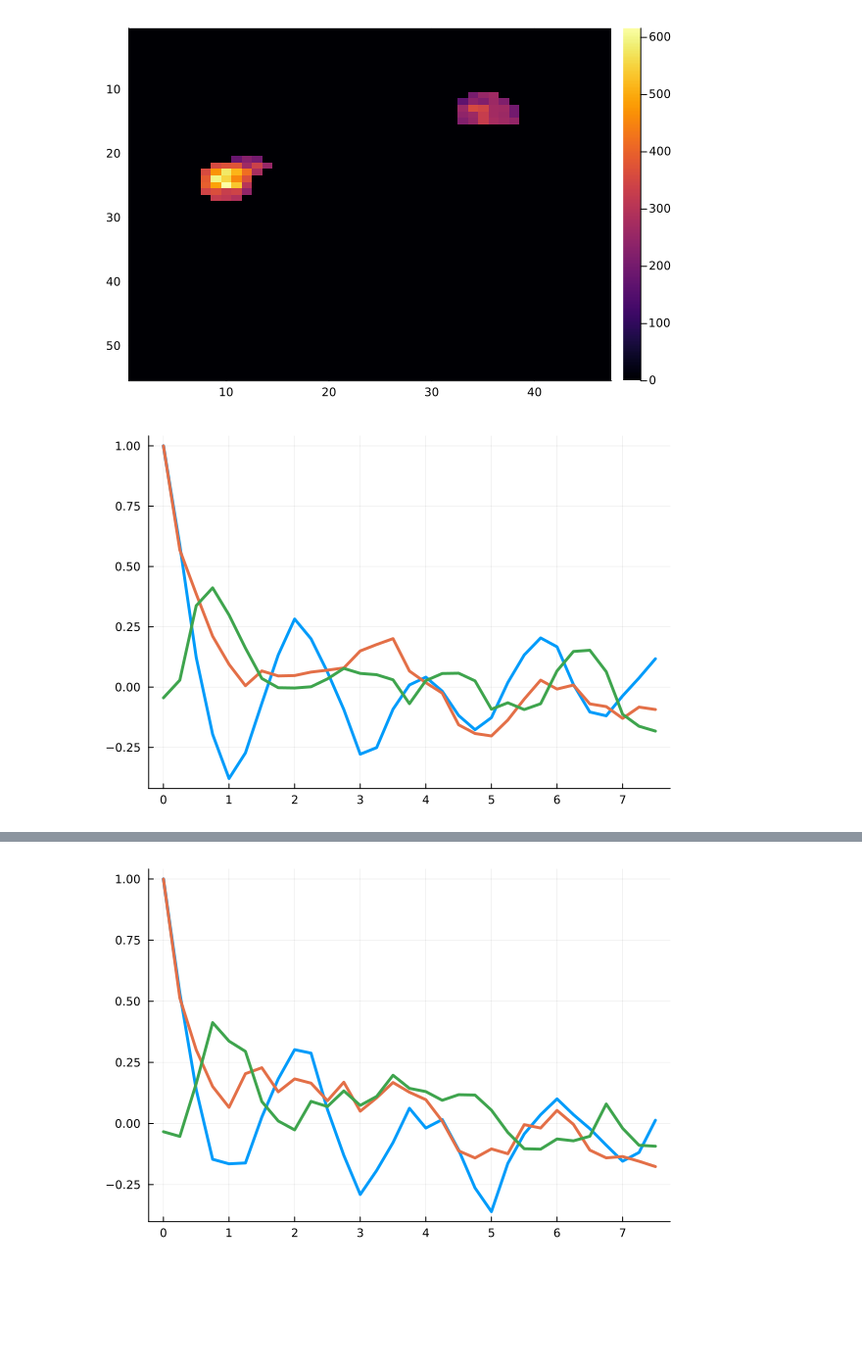
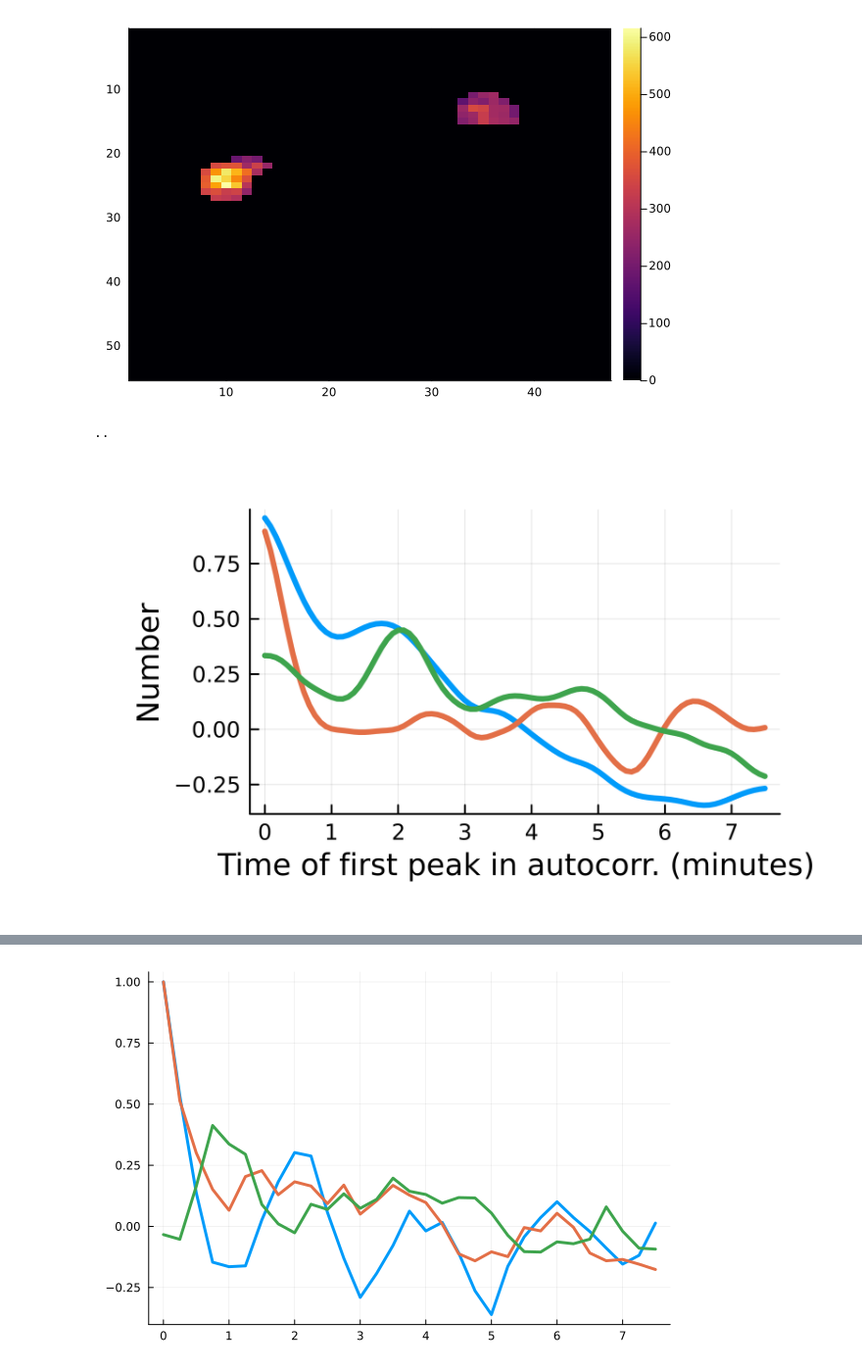
Before and after one commit to crockeraw/PolarityProject, a Jupyter notebook: proj/fig4-patchDynamics/notebooks/crosscorrelation-of-sites.ipynb, the cells around one changed output, grey strips where cells are left out. Shown at 98% size. Cells and saved outputs as stored; diff of their text form; code cells hidden in the pictures; blank space fills up the shorter version.

Commit message:
fixed red fcs data and corresponding figures

```diff
--- a/proj/fig4-patchDynamics/notebooks/crosscorrelation-of-sites.ipynb
+++ b/proj/fig4-patchDynamics/notebooks/crosscorrelation-of-sites.ipynb
@@ -305,28 +331,39 @@ heatmap(im_array[:,:,end] .* mask, yflip=true)
 # %%
 file = "../movies-Pak1-GFP/2024_07_08-PolProbeMovies/2patch/movie2-cell1.tif" # bad. polarizes at very end of movie.
 file = "../movies-Pak1-GFP/2024_07_08-PolProbeMovies/2patch/movie2-cell4.tif"
-file = "../movies-Pak1-GFP/2024_09_26/2patch/Movie055-cell5.tif"
+#file = "../movies-Pak1-GFP/2024_09_26/2patch/Movie055-cell5.tif"
 n=0
+interval = 5
 masks = mask_site(file, 0.5, n_sites=2)
 im_size = length(masks[:,1,1,1])*length(masks[1,:,1,1])
 m1 = masks[:,:,:,1]
 m2 = masks[:,:,:,2]
 q1 = vquantile(m1, (im_size-5)/im_size, dims=(1,2))[1,1,:]
 q2 = vquantile(m2, (im_size-5)/im_size, dims=(1,2))[1,1,:]
 times_max1 = crop_times(q1, 15*(60/interval), time_threshold)
 times_max2 = crop_times(q2, 15*(60/interval), time_threshold)
 crop1 = q1[max(times_max1, times_max2)]
 crop2 = q2[max(times_max1, times_max2)]
 plot(crop1)
 plot!(crop2)
-ac1 = crosscor(crop1, crop1, 0:30)
-ac2 = crosscor(crop2, crop2, 0:30)
-xcor = crosscor(crop1, crop2, 0:30)
+ac1 = crosscor(crop1, crop1, 0:90)
+ac2 = crosscor(crop2, crop2, 0:90)
+xcor = crosscor(crop1, crop2, 0:90)
 n+=2
-t_cor = range(0,30)*(15/60)
+t_cor = range(0,90)*(5/60)
+
+using ImageFiltering
+k = Kernel.gaussian((2,))
+ac1 = imfilter(ac1, k)
+ac2 = imfilter(ac2, k)
+xcor = imfilter(xcor, k)
+plot(blur)
+
 plot(t_cor, ac1, x_ticks=0:8, label=false, color=1, linewidth=3)
 plot!(t_cor, ac2, x_ticks=0:8, label=false, color=2, linewidth=3)
-plot!(t_cor, xcor, x_ticks=0:8, label=false, color=3, linewidth=3)
-#savefig("../figures/2patch_ac_2_4.png")
+plot!(t_cor, xcor, x_ticks=0:8, label=false, color=3, linewidth=3, dpi=600, size=(400,250),
+xlabel="Time of first peak in autocorr. (minutes)", ylabel="Number", margin=5Plots.mm)
+#savefig("../figures/2patch_ac_and_xc_2_4.png")
 # %% [output]
+..
-[figure, old version]
+[figure, new version]
```
Also changed, not shown: parts of 4 cells of this notebook, 32 other files.
